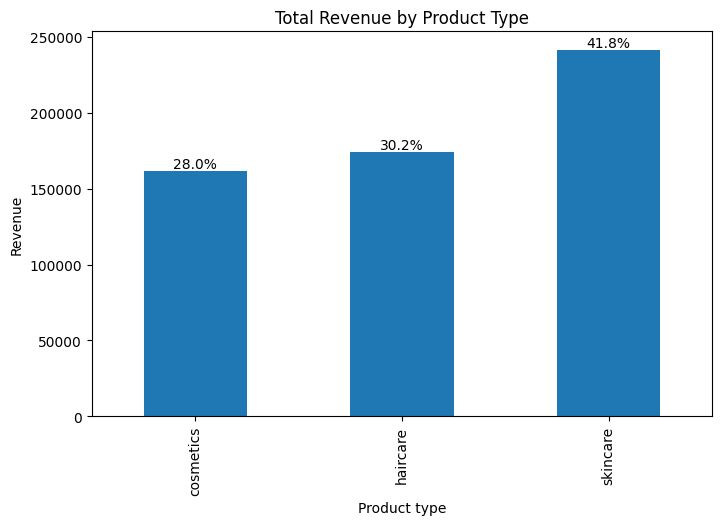
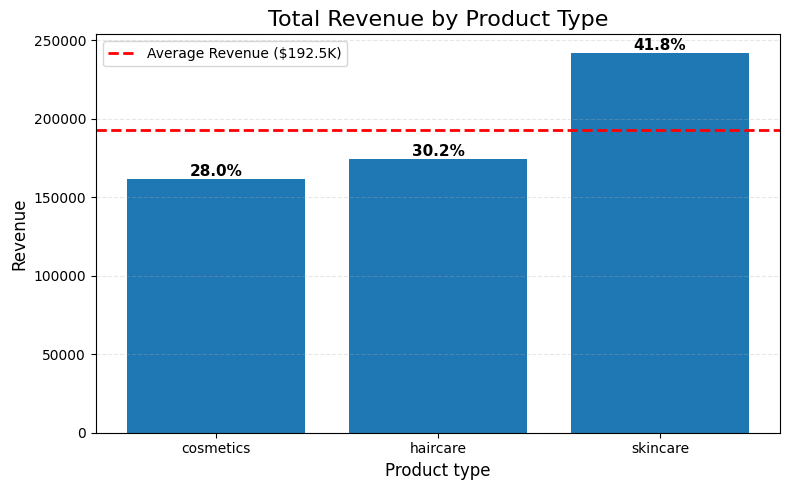
Unified diff of the notebook cell whose output changed from the first chart to the second:
--- before
+++ after
@@ -1,26 +1,40 @@
-revenue_by_product = df.groupby('Product type')['Revenue generated'].sum()
+avg_revenue = revenue_by_product.mean()
 
-revenue_percentage = (
-    revenue_by_product / revenue_by_product.sum() * 100
+plt.figure(figsize=(8,5))
+
+bars = plt.bar(
+    revenue_by_product.index,
+    revenue_by_product.values
 )
 
-ax = revenue_by_product.plot(
-    kind='bar',
-    figsize=(8,5)
+# Average revenue reference line
+plt.axhline(
+    avg_revenue,
+    linestyle='--',
+    linewidth=2,
+    color='red',
+    label=f'Average Revenue (${avg_revenue/1000:.1f}K)'
 )
 
-plt.title('Total Revenue by Product Type')
-plt.ylabel('Revenue')
-
-for i, value in enumerate(revenue_by_product):
-    percentage = revenue_percentage.iloc[i]
-    
-    ax.text(
-        i,
-        value + 2000,
-        f'{percentage:.1f}%',
+# Percentage contribution labels
+for bar, pct in zip(bars, revenue_contribution.values):
+    plt.text(
+        bar.get_x() + bar.get_width()/2,
+        bar.get_height() + 2000,
+        f'{pct:.1f}%',
         ha='center',
-        fontsize=10
+        fontsize=11,
+        fontweight='bold'
     )
 
+plt.title('Total Revenue by Product Type', fontsize=16)
+plt.xlabel('Product type', fontsize=12)
+plt.ylabel('Revenue', fontsize=12)
+
+plt.grid(axis='y', linestyle='--', alpha=0.3)
+
+plt.legend()
+
+plt.tight_layout()
+
 plt.show()

Commit: Enhanced supply chain analytics project with advanced KPI visualizations and business insights